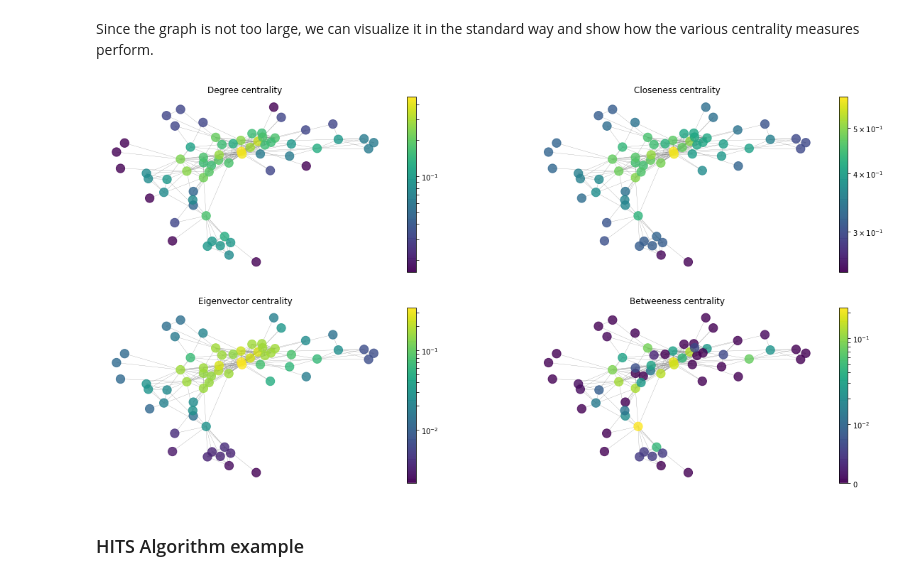
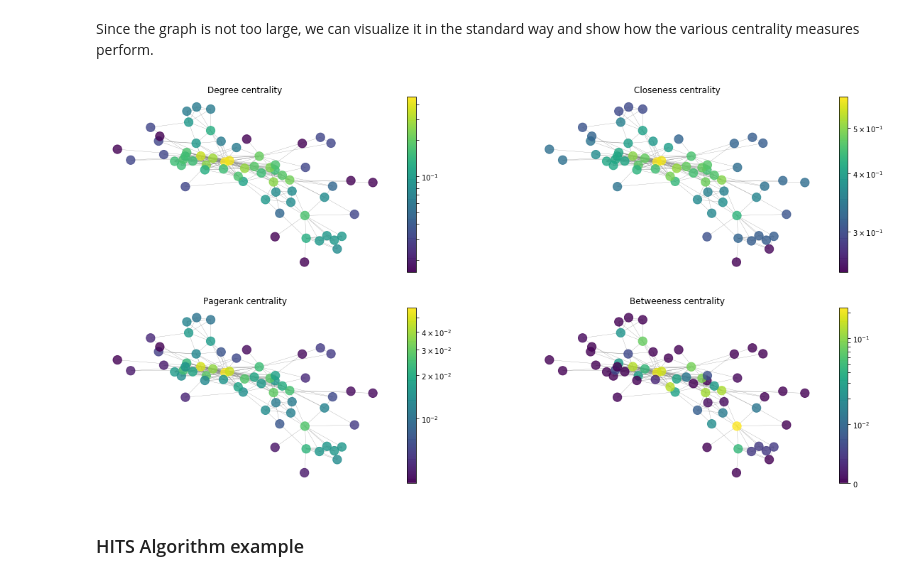
Before and after one commit to gregorioghidoli/netviz, a Jupyter notebook: SNA_pt1.ipynb, the cells around one changed output. Saved outputs shown, nothing was run; the diff lists cells and outputs as text; code cells hidden in the pictures.

```diff
--- a/SNA_pt1.ipynb
+++ b/SNA_pt1.ipynb
@@ -266,35 +266,35 @@ def draw_measure(G, pos, title, node_size, cmap, measure, show=False, scale_colo
     edges = nx.draw_networkx_edges(G, pos, edge_color= "gray", width=edge_width)
 
     plt.title(title)
 
     if color_bar:
         plt.colorbar(nodes)
 
     plt.axis('off')
 
     if show:
         plt.show()
 
 pos = nx.spring_layout(G)
 cmap = plt.cm.get_cmap('viridis')
 node_size=150
 
 
 plt.figure(figsize=(20, 10))
 
 plt.subplot(2, 2, 1)
 draw_measure(G, pos, 'Degree centrality', node_size, cmap, nx.degree_centrality(G))
 
 plt.subplot(2, 2, 2)
 draw_measure(G, pos, 'Closeness centrality', node_size, cmap, nx.closeness_centrality(G))
 
 plt.subplot(2, 2, 3)
-draw_measure(G, pos, 'Eigenvector centrality', node_size, cmap, nx.eigenvector_centrality(G))
+draw_measure(G, pos, 'Pagerank centrality', node_size, cmap, nx.pagerank(G))
 
 plt.subplot(2, 2, 4)
 draw_measure(G, pos, 'Betweeness centrality', node_size, cmap, nx.betweenness_centrality(G), show=True)
 # %% [output]
-[figure, old version]
+[figure, new version]
 # %% [markdown]
 <h3>HITS Algorithm example</h3>
 # %%
```
